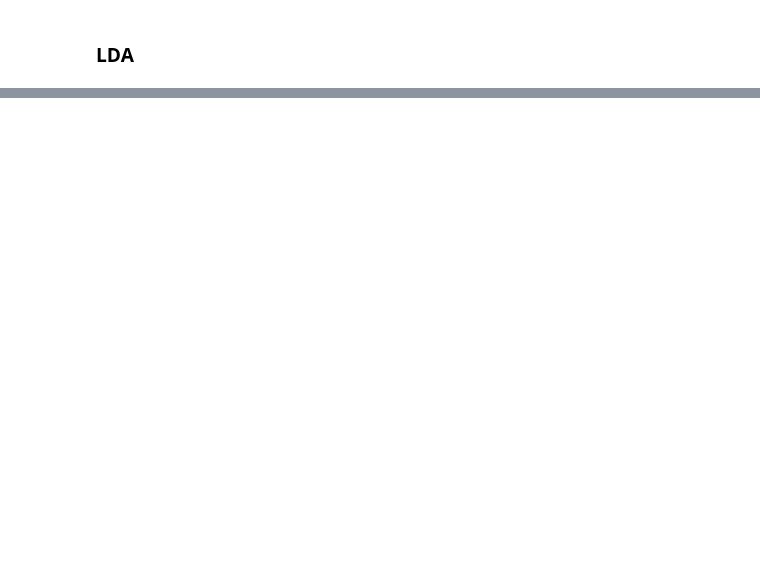
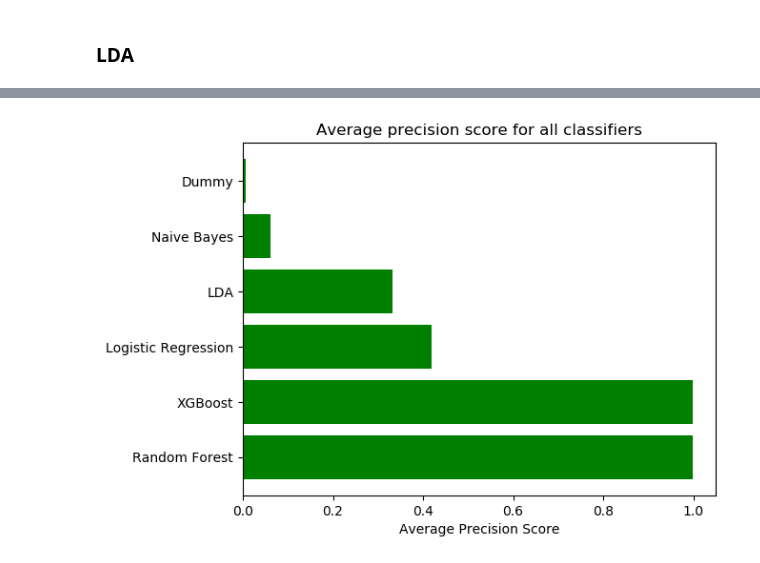
Before and after one commit to amanrajdce/Fraud-Detector, a Jupyter notebook: Fraudulent_Transaction_Detection.ipynb, the cells around one changed output, grey strips where cells are left out. Drawn from its saved outputs; the diff is of its cells as text; code cells hidden in the pictures; blank space fills up the shorter version.

```diff
--- a/Fraudulent_Transaction_Detection.ipynb
+++ b/Fraudulent_Transaction_Detection.ipynb
@@ -342,0 +468,24 @@ calculate_metrics(lda, X_test_norm, y_test)
+# %%
+import matplotlib.pyplot as plt
+from matplotlib.backends.backend_pdf import PdfPages
+
+plt.rcdefaults()
+fig, ax = plt.subplots()
+
+# Classifier names
+clas = ('Dummy', 'Naive Bayes', 'LDA', 'Logistic Regression', 'XGBoost', 'Random Forest')
+performance = [0.0056, 0.0609, 0.3328, 0.4190, 0.9987, 0.9993]
+y_pos = np.arange(len(clas))
+
+
+ax.barh(y_pos, performance, align='center',
+        color='green')
+ax.set_yticks(y_pos)
+ax.set_yticklabels(clas)
+ax.invert_yaxis()
+ax.set_xlabel('Average Precision Score')
+ax.set_title('Average precision score for all classifiers')
+
+plt.show()
+# %% [output]
+[figure, added]
```
Also changed, not shown: parts of 18 cells of this notebook, 6 other files.
